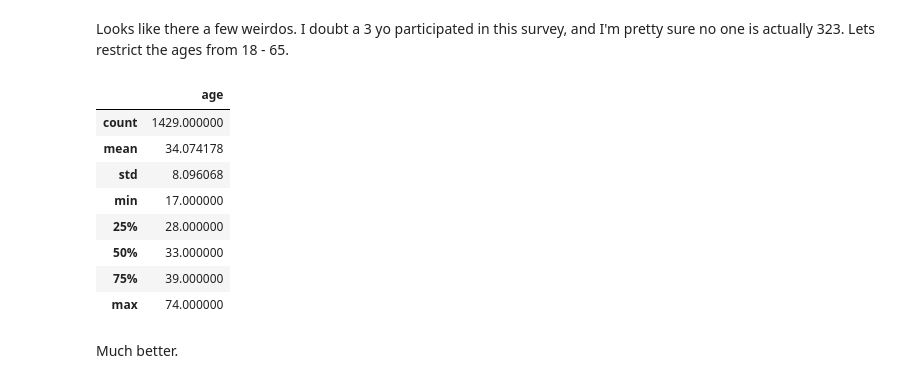
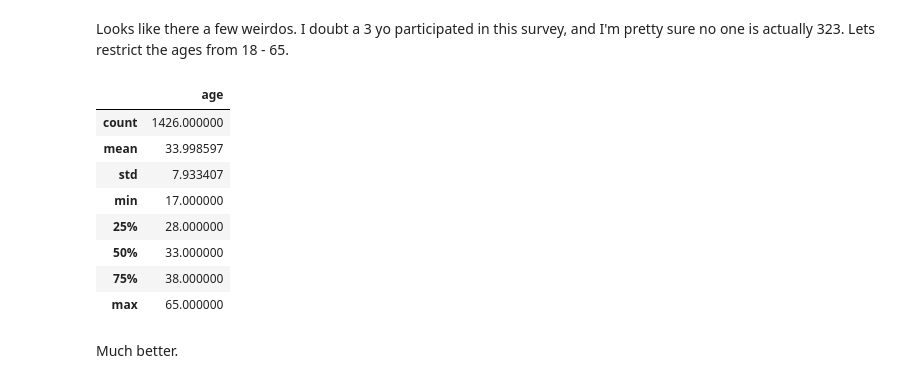
Before and after one commit to ncmatson/SMU_ML_Labs, a Jupyter notebook: lab1.ipynb, the cells around one changed output. Saved outputs shown, nothing was run; the diff lists cells and outputs as text; code cells hidden in the pictures.

```diff
--- a/lab1.ipynb
+++ b/lab1.ipynb
@@ -148,18 +148,18 @@ Name: age, dtype: float64
 # %% [markdown]
 Looks like there a few weirdos.  I doubt a 3 yo participated in this survey, and I'm pretty sure no one is actually 323.  Lets restrict the ages from 18 - 65.
 # %%
-df.drop(df[(df.age<16) | (df.age > 80)].index, inplace=True)
+df.drop(df[(df.age<16) | (df.age > 65)].index, inplace=True)
 df.describe()
 # %% [output]
 |  | age |
-| count | 1429.000000 |
-| mean | 34.074178 |
-| std | 8.096068 |
+| count | 1426.000000 |
+| mean | 33.998597 |
+| std | 7.933407 |
 | min | 17.000000 |
 | 25% | 28.000000 |
 | 50% | 33.000000 |
-| 75% | 39.000000 |
-| max | 74.000000 |
+| 75% | 38.000000 |
+| max | 65.000000 |
 # %% [markdown]
 Much better.
 # %% [markdown]
```
Also changed, not shown: parts of 23 cells of this notebook, 1 other file.
